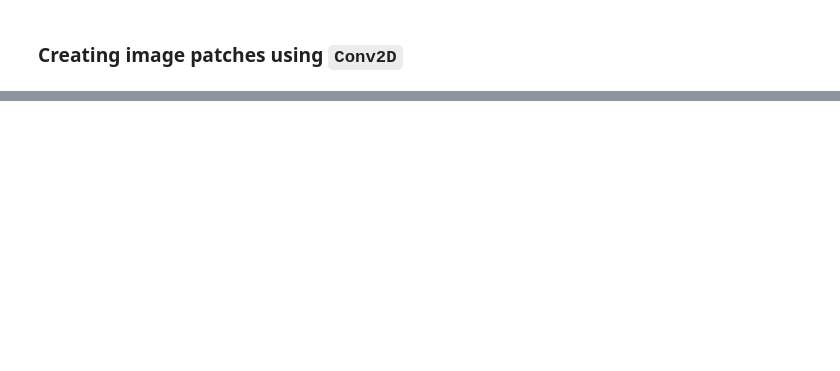
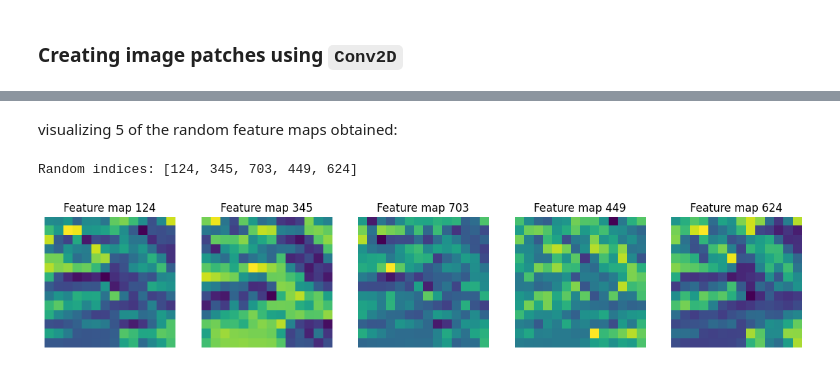
Before and after one commit to lucamodica/vit-from-scratch, a Jupyter notebook: notebooks/vit-from-sractch.ipynb, the cells around one changed output, grey strips where cells are left out. Cells and saved outputs as stored; diff of their text form; code cells hidden in the pictures; blank space fills up the shorter version.

```diff
--- a/notebooks/vit-from-sractch.ipynb
+++ b/notebooks/vit-from-sractch.ipynb
@@ -252,0 +260,18 @@ Patch size: 16 pixels x 16 pixels
+# %%
+embed_dim = 768
+conv_2d = nn.Conv2d(
+    in_channels=3,
+    out_channels=768,
+    kernel_size=patch_size,
+    stride=patch_size,
+    padding=0,
+)
+
+feature_maps = conv_2d(image.unsqueeze(0))
+print(f"Feature map shape: {feature_maps.shape}")
+
+# visualize the image
+plt.imshow(image.permute(1, 2, 0))
+plt.axis(False)
+plt.title(class_names[label])
+plt.show()
@@ -252,0 +281,17 @@ Patch size: 16 pixels x 16 pixels
+# %% [markdown]
+visualizing 5 of the random feature maps obtained:
+# %%
+import random
+
+random_idx = random.sample(range(0, embed_dim), 5)
+print("Random indices:", random_idx)
+
+fig, axs = plt.subplots(nrows=1, ncols=5, figsize=(15, 15))
+
+for i, idx in enumerate(random_idx):
+    axs[i].imshow(feature_maps[0, idx, :, :].detach().numpy())
+    axs[i].set_title(f"Feature map {idx}")
+    axs[i].axis(False)
+# %% [output]
+Random indices: [124, 345, 703, 449, 624]
+[figure, added]
```
Also changed, not shown: parts of 57 cells of this notebook, 3 other files.
